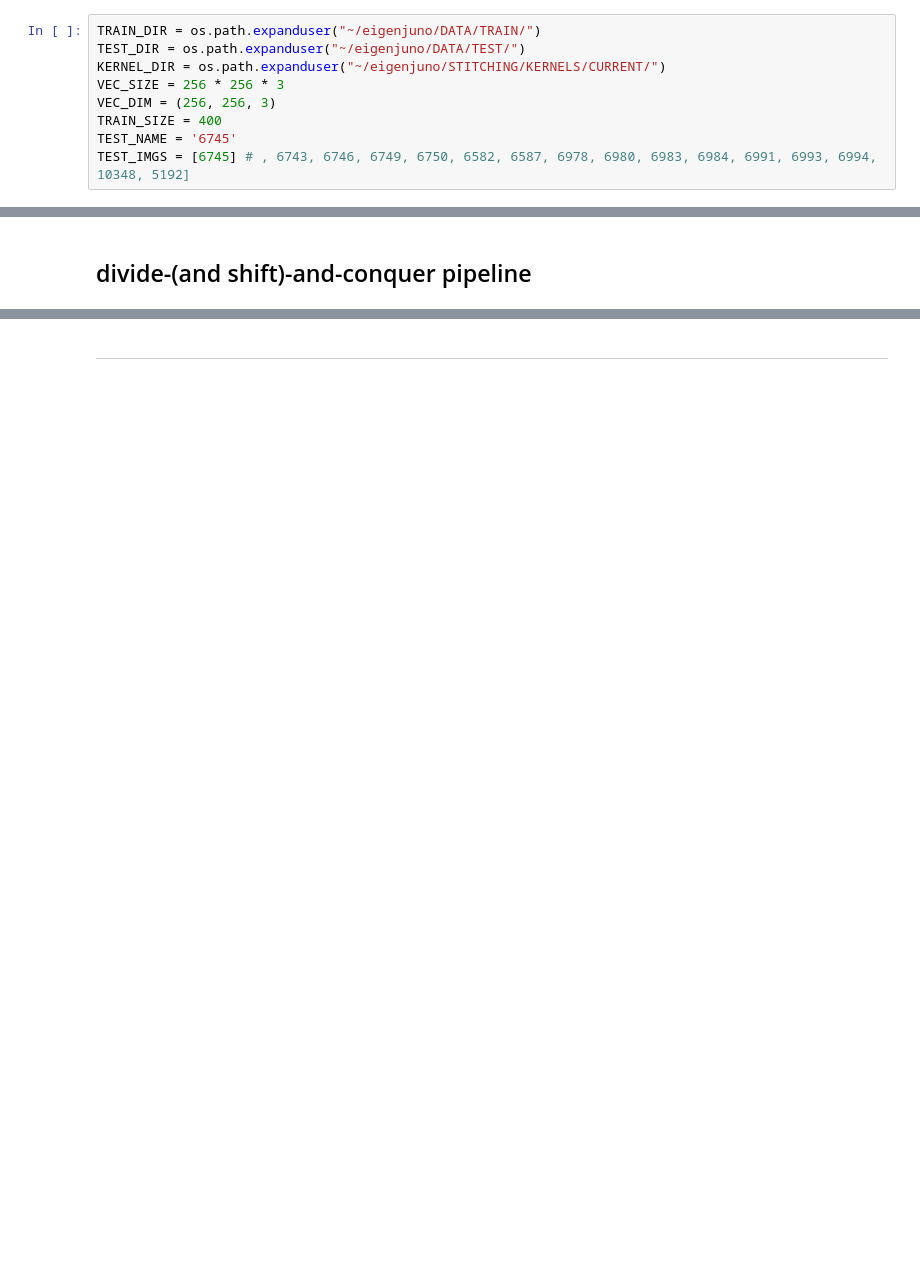
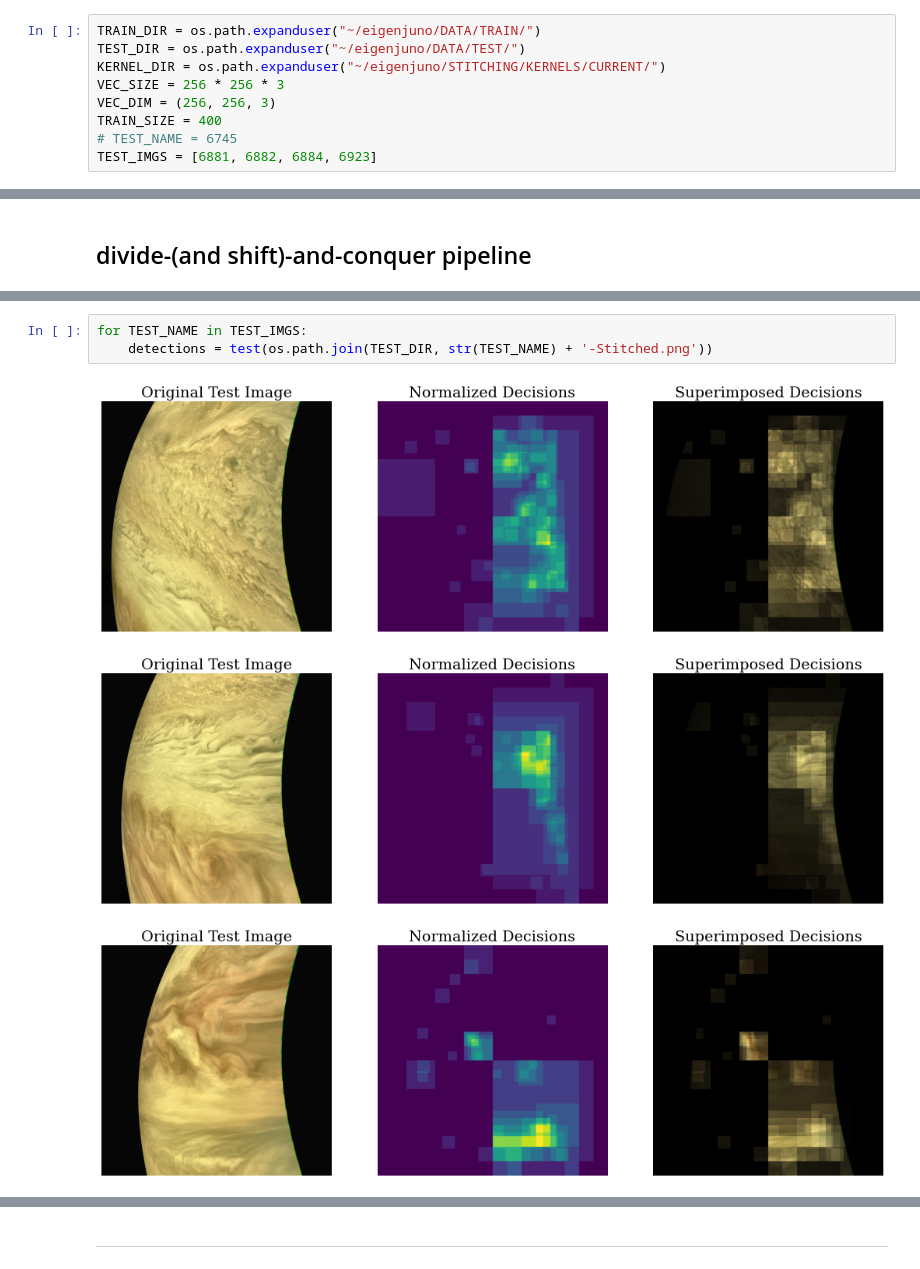
Before and after one commit to gracenw/eigenjuno, a Jupyter notebook: eigenimages.ipynb, the cells around one changed output, grey strips where cells are left out. Cells and saved outputs as stored; diff of their text form; blank space fills up the shorter version.

```diff
--- a/eigenimages.ipynb
+++ b/eigenimages.ipynb
@@ -28,8 +26,8 @@ KERNEL_DIR = os.path.expanduser("~/eigenjuno/STITCHING/KERNELS/CURRENT/")
 VEC_SIZE = 256 * 256 * 3
 VEC_DIM = (256, 256, 3)
 TRAIN_SIZE = 400
-TEST_NAME = '6745'
-TEST_IMGS = [6745] # , 6743, 6746, 6749, 6750, 6582, 6587, 6978, 6980, 6983, 6984, 6991, 6993, 6994, 10348, 5192]
+# TEST_NAME = 6745
+TEST_IMGS = [6881, 6882, 6884, 6923]
 # %% [markdown]
 ## read in training/testing data
 # %%
@@ -277,0 +62,7 @@ Average cross-validate score:  0.8745421245421245
+# %%
+for TEST_NAME in TEST_IMGS:
+    detections = test(os.path.join(TEST_DIR, str(TEST_NAME) + '-Stitched.png'))
+# %% [output]
+[figure, added]
+[figure, added]
+[figure, added]
```
Also changed, not shown: parts of 11 cells of this notebook, 3 other files.
